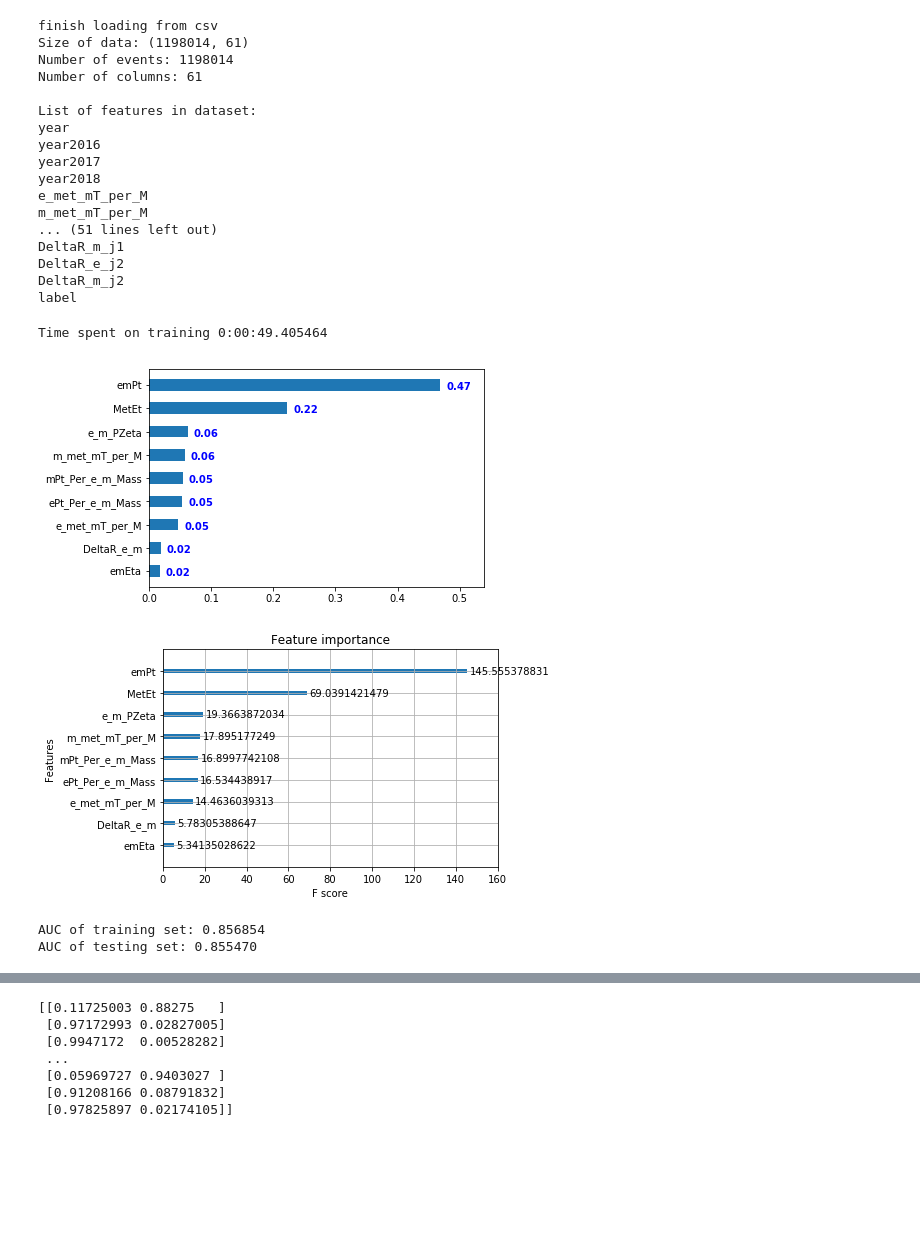
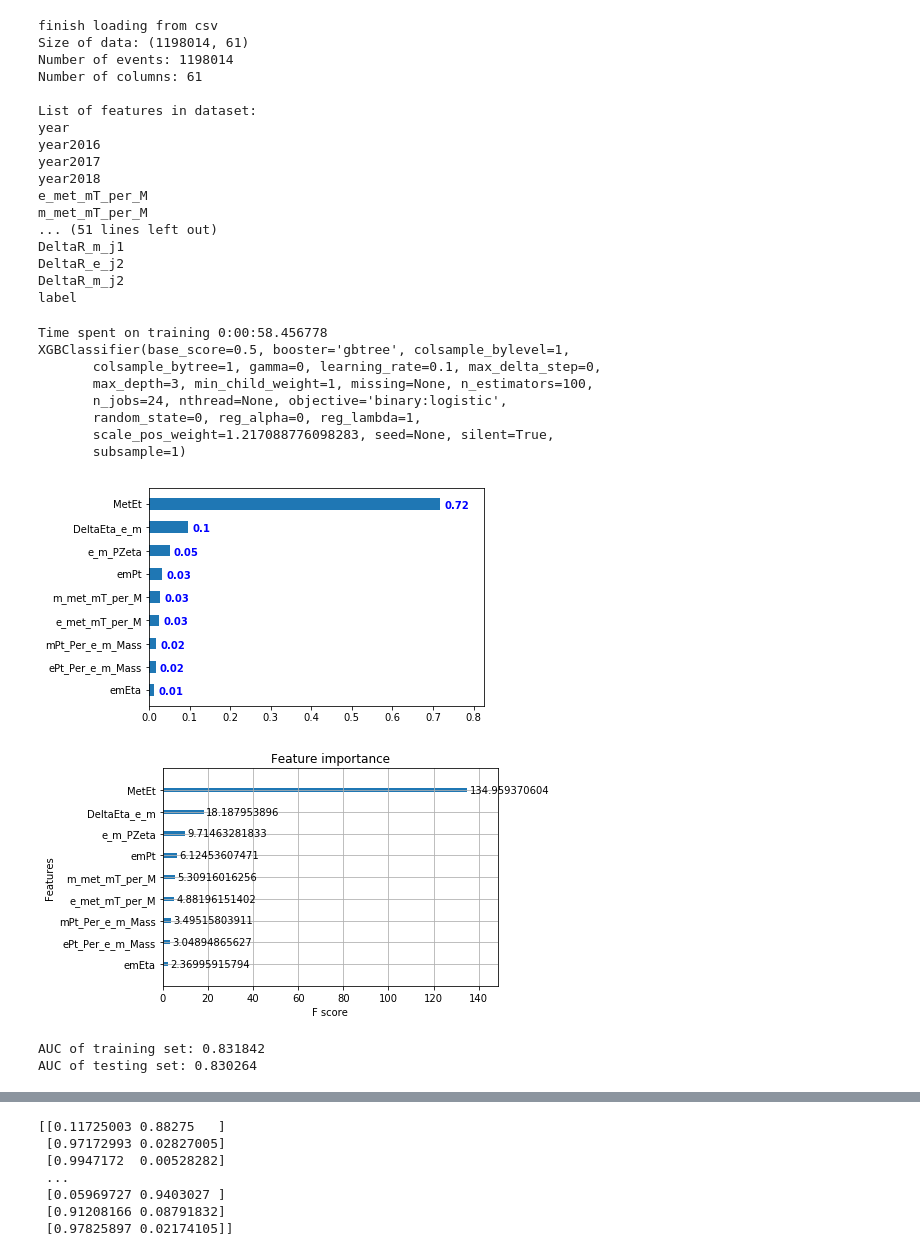
Before and after one commit to kawaho/XGBoost-for-HtoEMu, a Jupyter notebook: training.ipynb, the cells around one changed output, grey strips where cells are left out. Saved outputs shown, nothing was run; the diff lists cells and outputs as text; code cells hidden in the pictures; blank space fills up the shorter version.

```diff
--- a/training.ipynb
+++ b/training.ipynb
@@ -57,41 +57,48 @@ X_train, X_test, y_train, y_test = train_test_split(X, Y, test_size=test_size, r
 #Rescale signal weight to bkg weight
 sig_to_bkg_ratio = X_train.loc[X_train['label'] == 0]['weight'].sum()/X_train.loc[X_train['label'] == 1]['weight'].sum()
 # %%
-feature_names = ['e_met_mT_per_M', 'm_met_mT_per_M', 'mPt_Per_e_m_Mass', 'ePt_Per_e_m_Mass', 'emPt', 'MetEt', 'DeltaR_e_m', 'e_m_PZeta', 'emEta']
-#feature_names = ['e_met_mT_per_M', 'm_met_mT_per_M', 'mPt_Per_e_m_Mass', 'ePt_Per_e_m_Mass', 'emPt', 'MetEt', 'DeltaR_e_m', 'e_m_PZeta', 'emEta', 'j1Pt', 'DeltaR_em_j1', 'j1Eta', 'R_pT']
+feature_names = ['e_met_mT_per_M', 'm_met_mT_per_M', 'mPt_Per_e_m_Mass', 'ePt_Per_e_m_Mass', 'emPt', 'MetEt', 'DeltaEta_e_m', 'e_m_PZeta', 'emEta']
+#feature_names = ['e_met_mT_per_M', 'm_met_mT_per_M', 'mPt_Per_e_m_Mass', 'ePt_Per_e_m_Mass', 'emPt', 'MetEt', 'DeltaEta_e_m', 'e_m_PZeta', 'emEta', 'j1Pt', 'DeltaEta_em_j1', 'j1Eta', 'R_pT']
 #feature_names = ['mPt_Per_e_m_Mass', 'ePt_Per_e_m_Mass', 'emPt', 'MetEt', 'DeltaR_e_m', 'emEta', 'j1Pt', 'j1Eta', 'R_pT', 'j2Pt', 'j2Eta', 'DeltaEta_j1_j2', 'j1_j2_mass', 'pT_cen_ver3', 'DeltaR_em_j1j2']
 # %%
 # Train with the default model to select features
 tic = time.time()
-model = model = xgb.XGBClassifier(n_jobs=nthreads, scale_pos_weight=sig_to_bkg_ratio)
+model = xgb.XGBClassifier(n_jobs=nthreads, scale_pos_weight=sig_to_bkg_ratio)
 model.fit(X_train[feature_names], y_train, sample_weight=X_train['weight'], eval_set = [(X_train[feature_names], y_train), (X_test[feature_names], y_test)], eval_metric='auc', sample_weight_eval_set = [X_train['weight'], X_test['weight']], verbose=False)
 toc = time.time()
 print "Time spent on training %s"%str(timedelta(seconds=toc - tic))
+print model
+
+#Check the feature ranking
+importances = model.feature_importances_
+sorted_importance = [y for y, x in sorted(zip(importances, feature_names), key=lambda pair: pair[0])]
+sorted_features = [x for y, x in sorted(zip(importances, feature_names), key=lambda pair: pair[0])]
+plt.barh(range(len(sorted_importance)), sorted_importance, tick_label=sorted_features, height=0.5)
+plt.xlim(0, max(sorted_importance)*1.15)
+for i, v in enumerate(sorted_importance):
+ plt.text(v+0.01, i-0.2, str(round(v,2)), color = 'blue', fontweight = 'bold')
+plt.show()
+
+xgb.plot_importance(model, importance_type="gain")
+plt.show()
+
+#Check also the auc
+results = model.evals_result()
+print "AUC of training set: %f"%results['validation_0']['auc'][-1]
+print "AUC of testing set: %f"%results['validation_1']['auc'][-1]
+
+#Modify features in the cell above accordingly and run again
 # %% [output]
-Time spent on training 0:00:49.405464
+Time spent on training 0:00:58.456778
+XGBClassifier(base_score=0.5, booster='gbtree', colsample_bylevel=1,
+       colsample_bytree=1, gamma=0, learning_rate=0.1, max_delta_step=0,
+       max_depth=3, min_child_weight=1, missing=None, n_estimators=100,
+       n_jobs=24, nthread=None, objective='binary:logistic',
+       random_state=0, reg_alpha=0, reg_lambda=1,
+       scale_pos_weight=1.217088776098283, seed=None, silent=True,
+       subsample=1)
+[figure, added]
+[figure, added]
+AUC of training set: 0.831842
+AUC of testing set: 0.830264
-# %%
-#Check the feature ranking
-importances = model.feature_importances_
-sorted_importance = [y for y, x in sorted(zip(importances, feature_names), key=lambda pair: pair[0])]
-sorted_features = [x for y, x in sorted(zip(importances, feature_names), key=lambda pair: pair[0])]
-plt.barh(range(len(sorted_importance)), sorted_importance, tick_label=sorted_features, height=0.5)
-plt.xlim(0, max(sorted_importance)*1.15)
-for i, v in enumerate(sorted_importance):
- plt.text(v+0.01, i-0.2, str(round(v,2)), color = 'blue', fontweight = 'bold')
-plt.show()
-
-xgb.plot_importance(model, importance_type="gain")
-plt.show()
-
-#Check also the auc
-results = model.evals_result()
-print "AUC of training set: %f"%results['validation_0']['auc'][-1]
-print "AUC of testing set: %f"%results['validation_1']['auc'][-1]
-
-#Modify features in the cell above accordingly and run again
-# %% [output]
-[figure, removed]
-[figure, removed]
-AUC of training set: 0.856854
-AUC of testing set: 0.855470
 # %%
```
Also changed, not shown: parts of 10 cells of this notebook, 1 other file.
